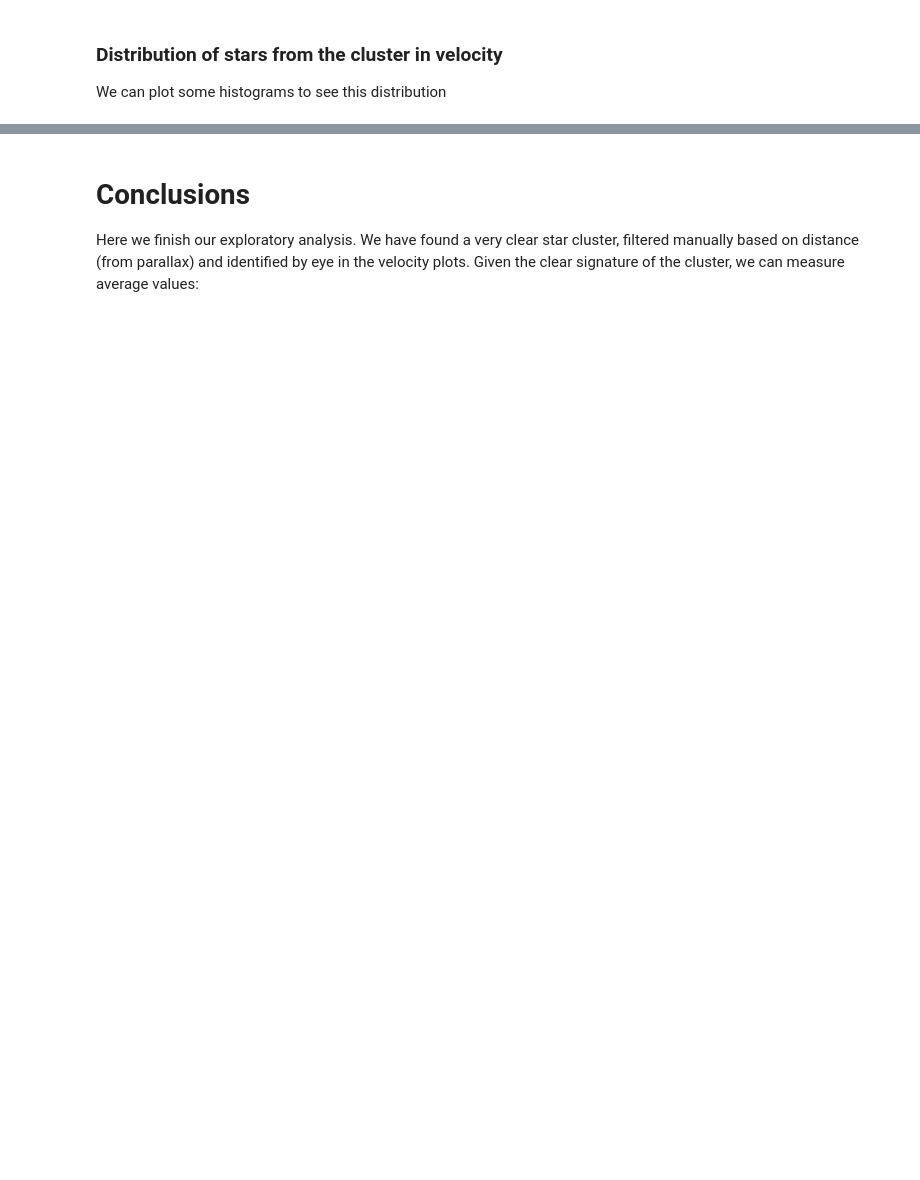
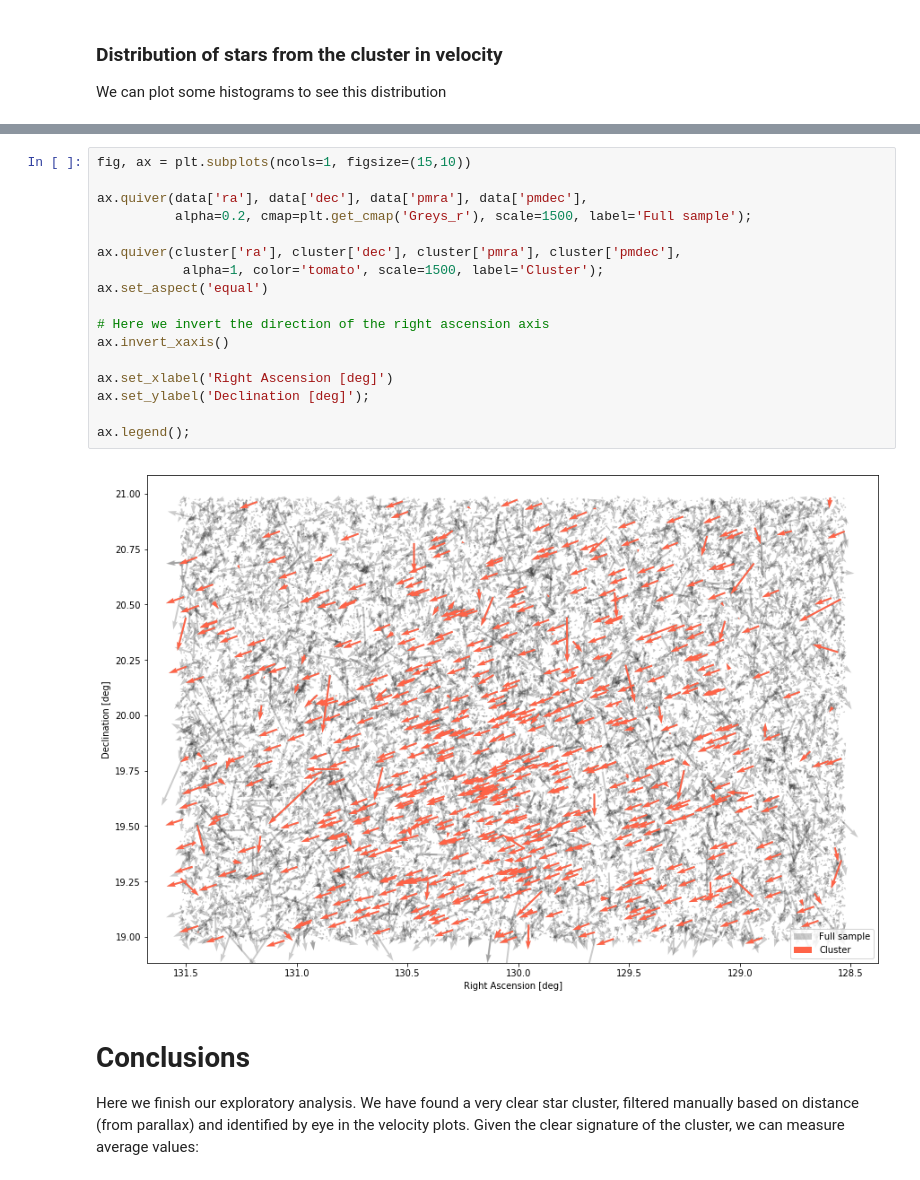
Before and after one commit to espsrc/droplets, a Jupyter notebook: gaia_exploratory/jupyter_exploratory.ipynb, the cells around one changed output, grey strips where cells are left out. Saved outputs shown, nothing was run; the diff lists cells and outputs as text; blank space fills up the shorter version.

```diff
--- a/gaia_exploratory/jupyter_exploratory.ipynb
+++ b/gaia_exploratory/jupyter_exploratory.ipynb
@@ -309,3 +331,22 @@ ax[2].legend();
+# %%
+fig, ax = plt.subplots(ncols=1, figsize=(15,10))
+
+ax.quiver(data['ra'], data['dec'], data['pmra'], data['pmdec'],
+          alpha=0.2, cmap=plt.get_cmap('Greys_r'), scale=1500, label='Full sample');
+
+ax.quiver(cluster['ra'], cluster['dec'], cluster['pmra'], cluster['pmdec'],
+           alpha=1, color='tomato', scale=1500, label='Cluster');
+ax.set_aspect('equal')
+
+# Here we invert the direction of the right ascension axis
+ax.invert_xaxis()
+
+ax.set_xlabel('Right Ascension [deg]')
+ax.set_ylabel('Declination [deg]');
+
+ax.legend();
+# %% [output]
+[figure, added]
 # %% [markdown]
 # Conclusions
 
```
Also changed, not shown: parts of 17 cells of this notebook.
